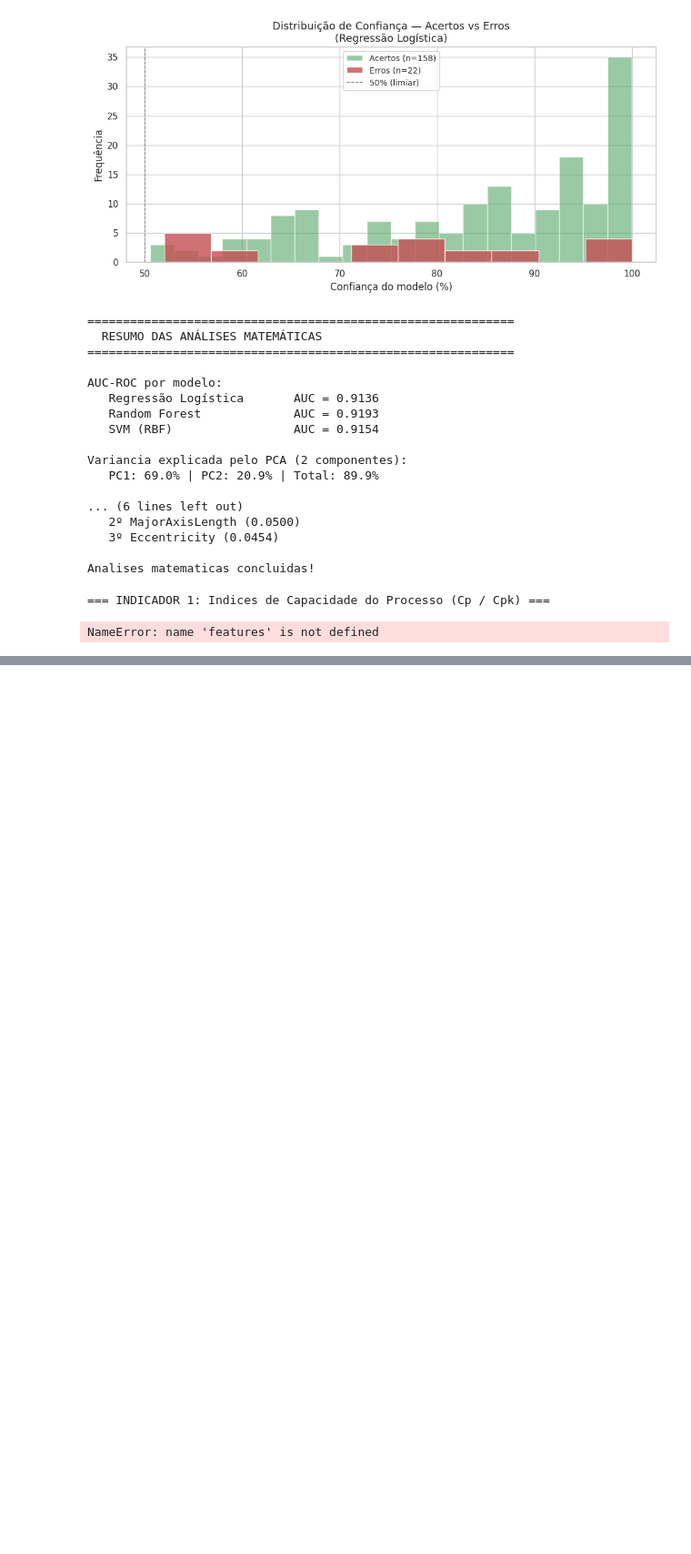
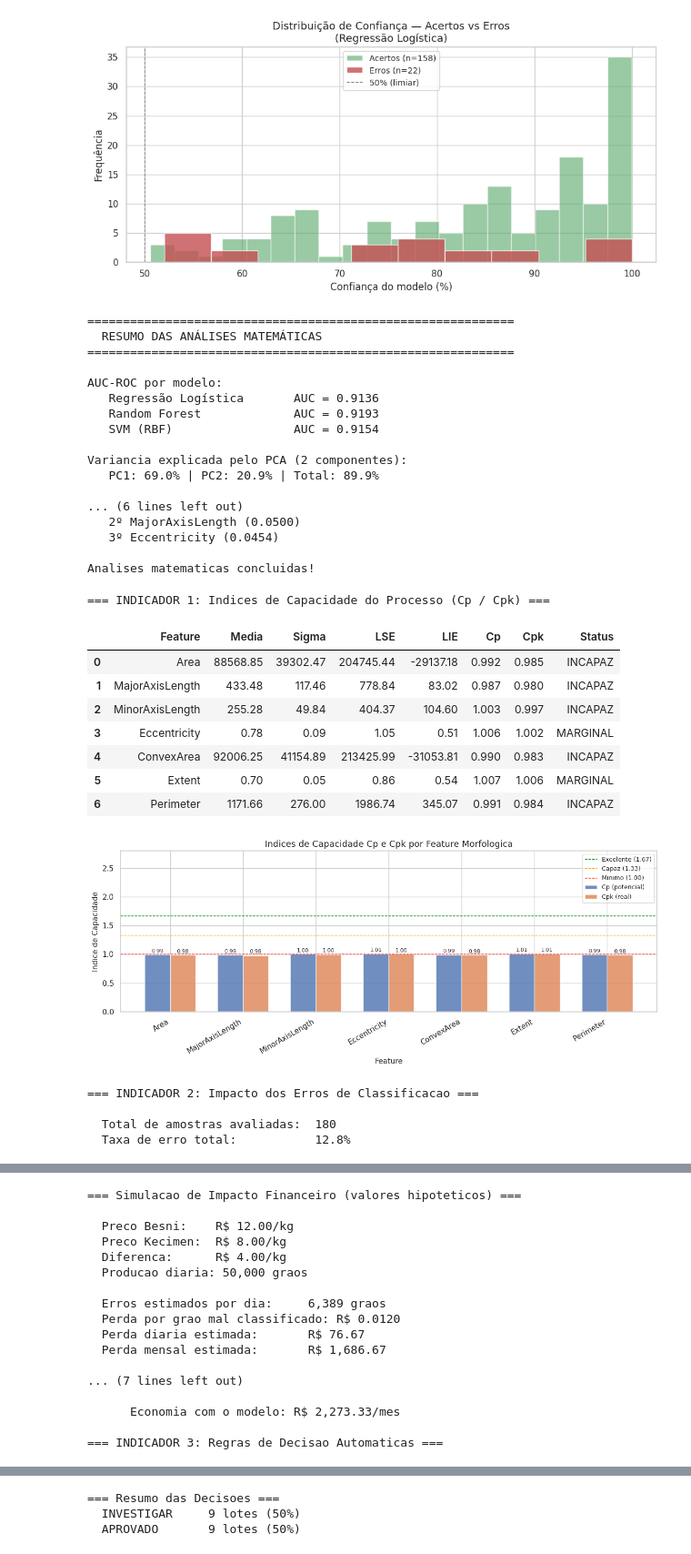
Before and after one commit to Isadora220825/MVP_CEP_Raisin-Quality-Control, a Jupyter notebook: MVP_(Raisin_Quality_Control)_Isadora_Messenberg_231013387.ipynb, the cells around one changed output, grey strips where cells are left out. Shown at 91% size. Saved outputs shown, nothing was run; the diff lists cells and outputs as text; code cells hidden in the pictures; blank space fills up the shorter version.

```diff
--- a/MVP_(Raisin_Quality_Control)_Isadora_Messenberg_231013387.ipynb
+++ b/MVP_(Raisin_Quality_Control)_Isadora_Messenberg_231013387.ipynb
@@ -2136,6 +2136,8 @@ Variancia explicada pelo PCA (2 componentes):
 
 Analises matematicas concluidas!
 # %%
+features = ['Area', 'MajorAxisLength', 'MinorAxisLength',
+            'Eccentricity', 'ConvexArea', 'Extent', 'Perimeter']
 # ============================================================
 # PARTE 9 — Indicadores para Tomada de Decisão
 # ============================================================
@@ -2335,11 +2337,11 @@ print(f"  Perda por grao mal classificado: R$ {perda_por_grao:.4f}")
 print(f"  Perda diaria estimada:       R$ {perda_diaria:,.2f}")
 print(f"  Perda mensal estimada:       R$ {perda_mensal:,.2f}")
 
-print(f"\n  --> Com o modelo atual ({100 - taxa_erro_total:.1f}% de acuracia),")
-print(f"      a perda mensal estimada e de R$ {perda_mensal:,.2f}.")
-print(f"      Sem o modelo (triagem manual ~70% de acuracia),")
+print(f"\n  --> Com o modelo atual ({100 - taxa_erro_total:.1f}% de acuracia),\n")
+print(f"      a perda mensal estimada e de R$ {perda_mensal:,.2f}.\n")
+print(f"      Sem o modelo (triagem manual ~70% de acuracia),\n")
 perda_manual = producao_diaria * 0.30 * perda_por_grao * 22
-print(f"      a perda mensal seria de R$ {perda_manual:,.2f}.")
+print(f"      a perda mensal seria de R$ {perda_manual:,.2f}.\n")
 print(f"      Economia com o modelo: R$ {perda_manual - perda_mensal:,.2f}/mes")
 
 
@@ -2526,31 +2528,43 @@ if n_investigar > 0:
         "aumentar frequencia de amostragem e monitorar tendencias.")
 
 if p_barra > 0.10:
     recomendacoes.append(
         "- Proporcao media de NC acima de 10%: considerar "
         "retreinar o modelo com mais dados ou adicionar features.")
 
 if n_capazes == n_total_feat:
     recomendacoes.append(
         "- Todas as features com Cpk adequado: processo estavel, "
         "manter monitoramento de rotina.")
 
 if not recomendacoes:
     recomendacoes.append(
         "- Processo sob controle em todos os indicadores. "
         "Manter monitoramento padrao.")
 
 for rec in recomendacoes:
     print(f"   {rec}")
 
 print(f"""
 -------------------------------------------------------------
   Conclusao: o modelo preditivo, combinado com o monitoramento
   por cartas de controle e indices de capacidade, fornece uma
   base solida para automatizar a triagem varietal e reduzir
   perdas por contaminacao de lotes.
 -------------------------------------------------------------
 """)
 # %% [output]
 === INDICADOR 1: Indices de Capacidade do Processo (Cp / Cpk) ===
+|  | Feature | Media | Sigma | LSE | LIE | Cp | Cpk | Status |
+| 0 | Area | 88568.85 | 39302.47 | 204745.44 | -29137.18 | 0.992 | 0.985 | INCAPAZ |
+| 1 | MajorAxisLength | 433.48 | 117.46 | 778.84 | 83.02 | 0.987 | 0.980 | INCAPAZ |
+| 2 | MinorAxisLength | 255.28 | 49.84 | 404.37 | 104.60 | 1.003 | 0.997 | INCAPAZ |
+| 3 | Eccentricity | 0.78 | 0.09 | 1.05 | 0.51 | 1.006 | 1.002 | MARGINAL |
+| 4 | ConvexArea | 92006.25 | 41154.89 | 213425.99 | -31053.81 | 0.990 | 0.983 | INCAPAZ |
+| 5 | Extent | 0.70 | 0.05 | 0.86 | 0.54 | 1.007 | 1.006 | MARGINAL |
+| 6 | Perimeter | 1171.66 | 276.00 | 1986.74 | 345.07 | 0.991 | 0.984 | INCAPAZ |
+[figure, added]
-NameError: name 'features' is not defined
+=== INDICADOR 2: Impacto dos Erros de Classificacao ===
+
+  Total de amostras avaliadas:  180
+  Taxa de erro total:           12.8%
@@ -2556,0 +2574,17 @@ NameError: name 'features' is not defined
+=== Simulacao de Impacto Financeiro (valores hipoteticos) ===
+
+  Preco Besni:    R$ 12.00/kg
+  Preco Kecimen:  R$ 8.00/kg
+  Diferenca:      R$ 4.00/kg
+  Producao diaria: 50,000 graos
+
+  Erros estimados por dia:     6,389 graos
+  Perda por grao mal classificado: R$ 0.0120
+  Perda diaria estimada:       R$ 76.67
+  Perda mensal estimada:       R$ 1,686.67
+
+... (7 lines left out)
+
+      Economia com o modelo: R$ 2,273.33/mes
+
+=== INDICADOR 3: Regras de Decisao Automaticas ===
@@ -2556,0 +2608,3 @@ NameError: name 'features' is not defined
+=== Resumo das Decisoes ===
+  INVESTIGAR     9 lotes (50%)
+  APROVADO       9 lotes (50%)
```
Also changed, not shown: parts of 1 cell of this notebook.
